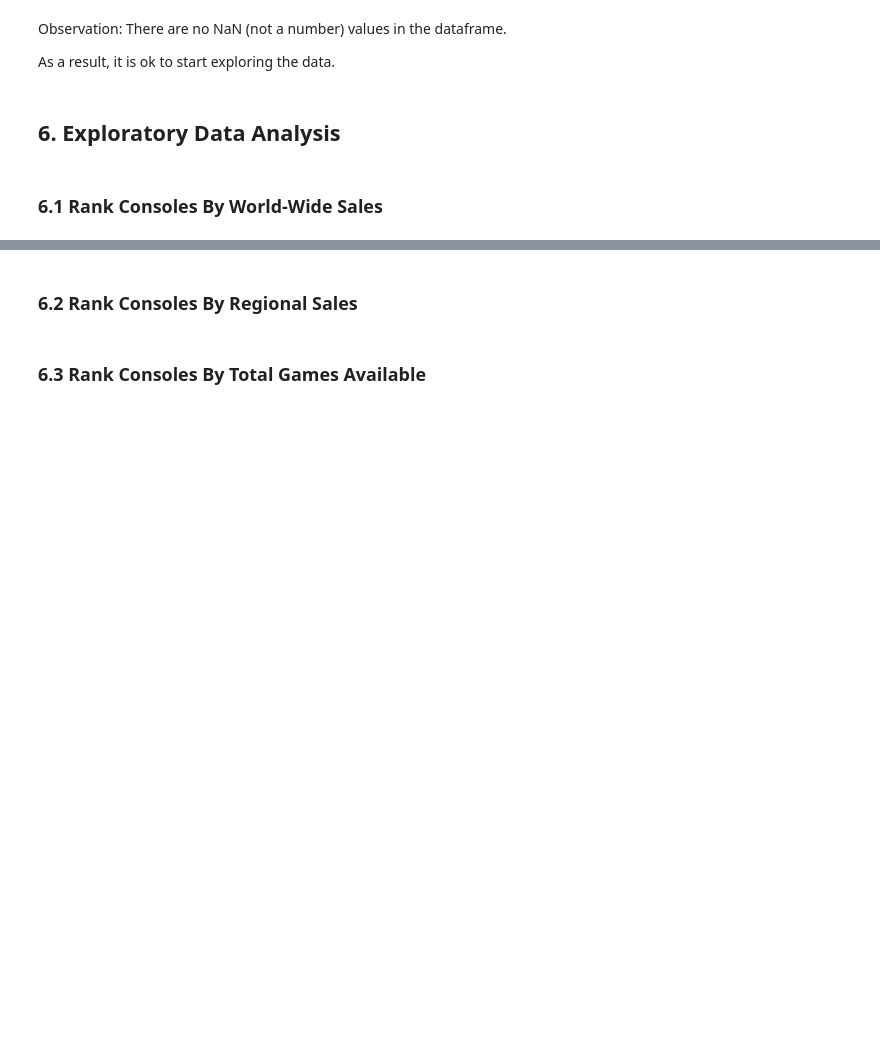
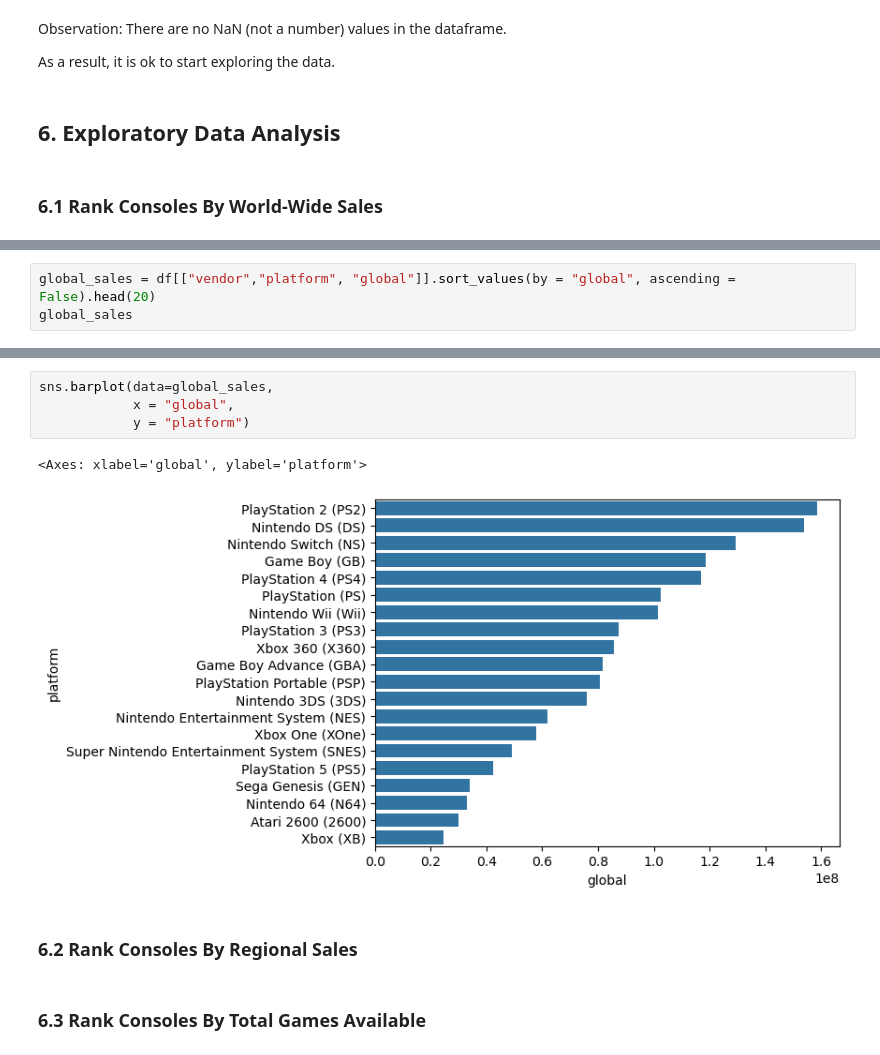
Before and after one commit to York13Pud/data-analytics-portfolio, a Jupyter notebook: video-game-console-sales/analysis.ipynb, the cells around one changed output, grey strips where cells are left out. Saved outputs shown, nothing was run; the diff lists cells and outputs as text; blank space fills up the shorter version.

```diff
--- a/video-game-console-sales/analysis.ipynb
+++ b/video-game-console-sales/analysis.ipynb
@@ -156,0 +159,3 @@ As a result, it is ok to start exploring the data.
+# %%
+global_sales = df[["vendor","platform", "global"]].sort_values(by = "global", ascending = False).head(20)
+global_sales
@@ -157,3 +180,10 @@ As a result, it is ok to start exploring the data.
+# %%
+sns.barplot(data=global_sales,
+            x = "global",
+            y = "platform")
+# %% [output]
+<Axes: xlabel='global', ylabel='platform'>
+[figure, added]
 # %% [markdown]
 ### 6.2 Rank Consoles By Regional Sales
 # %% [markdown]
```
Also changed, not shown: parts of 3 cells of this notebook.
